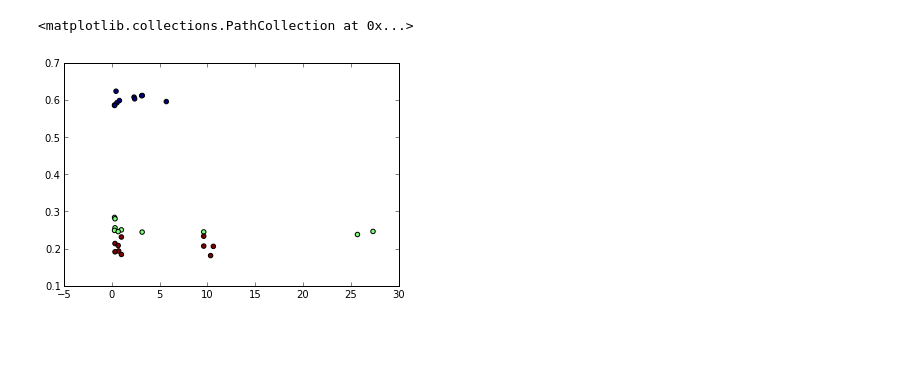
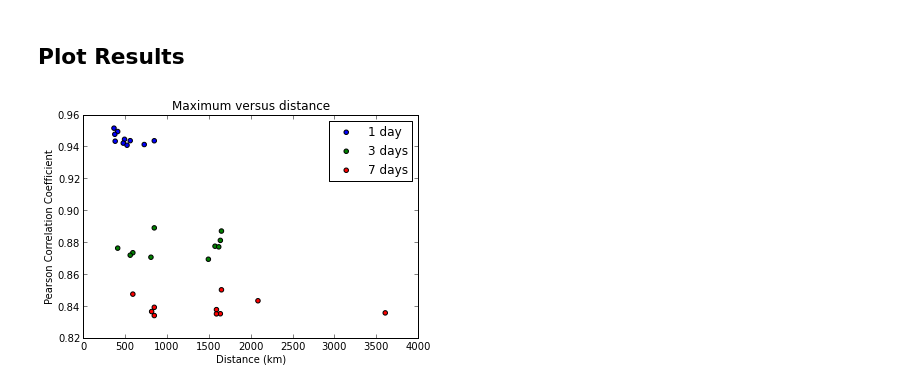
Before and after one commit to smwahl/ay250_swahl, a Jupyter notebook: hw_06/hw_06_analyzeDB.ipynb, the cells around one changed output. Drawn from its saved outputs; the diff is of its cells as text; code cells hidden in the pictures; blank space fills up the shorter version.

Commit message:
Fixed problem with pearsonr and NaN values, completed README descriptions, improved plots

```diff
--- a/hw_06/hw_06_analyzeDB.ipynb
+++ b/hw_06/hw_06_analyzeDB.ipynb
@@ -127,0 +113,4 @@ print np.correlate(location1[:-7],location2[7:])
+# %%
+a = np.array([[1, 5, np.nan, 6],
+               [10, 6, 6, np.nan]]).transpose()
+a[~np.isnan(a).any(1)]
@@ -323,8 +330,28 @@ plt.scatter(dists,vals,c=dist_colors)
-# %%
-# cloud cover correlation versus longitude separation
-plt.close('all')
-plt.figure(2)
-plt.scatter(dlong,vals,c=dlong_colors)
-# %% [output]
-<matplotlib.collections.PathCollection at 0x...>
-[figure, removed]
+# %% [markdown]
+## Plot Results
+# %%
+# temperature correlation plots
+import matplotlib.pyplot as plt
+%matplotlib inline
+
+
+# temperature correlation versus distance
+plt.close('all')
+plt.figure(1)
+#plt.scatter(dists,vals,c=dist_colors)
+p1 = plt.scatter(dist_Ctemp_1,top_Ctemp_1[1],c='b')
+p2 = plt.scatter(dist_Ctemp_3,top_Ctemp_3[1],c='g')
+p3 = plt.scatter(dist_Ctemp_7,top_Ctemp_7[1],c='r')
+
+plt.legend((p1,p2,p3),
+           ('1 day', '3 days','7 days'),
+           scatterpoints=1,
+           loc='upper right',
+           fontsize=12)
+plt.title('Maximum versus distance')
+plt.xlabel('Distance (km)')
+plt.ylabel('Pearson Correlation Coefficient')
+
+plt.show()
+# %% [output]
+[figure, added]
```
Also changed, not shown: parts of 25 cells of this notebook, 2 other files.
